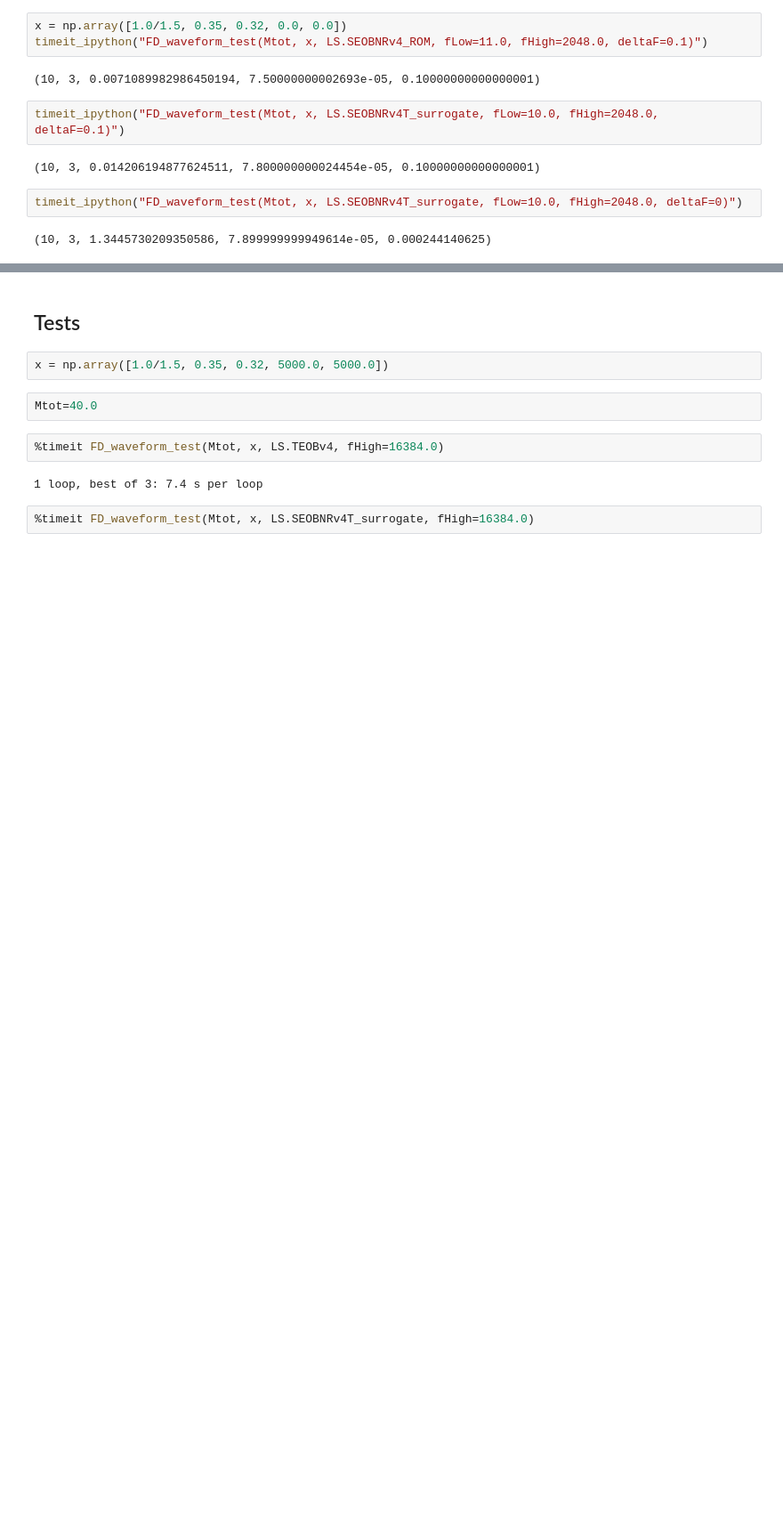
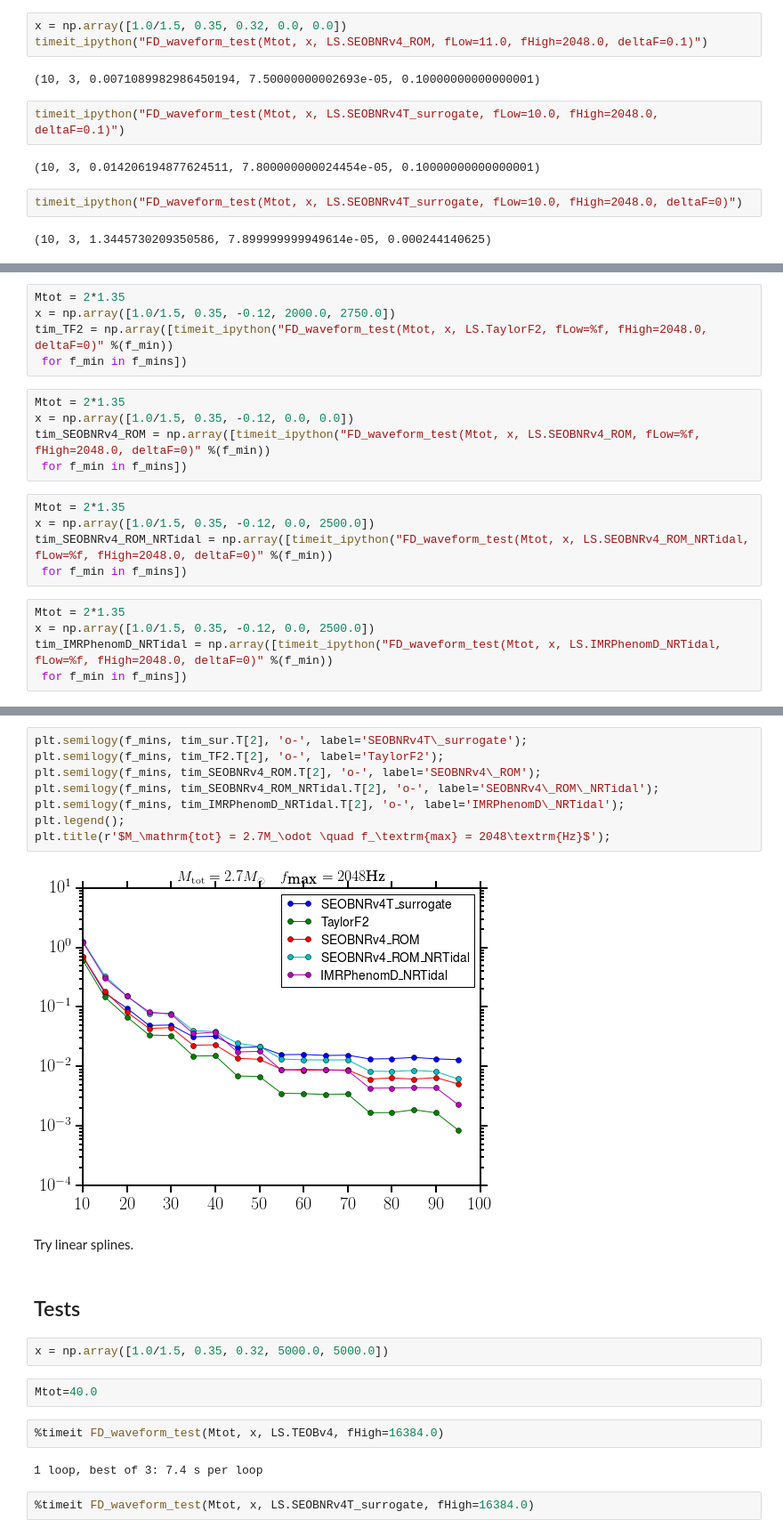
Before and after one commit to benjaminlackey/gpsurrogate, a Jupyter notebook: src/TEOB-LAL-implementation/LalsuiteSurrogate_MP.ipynb, the cells around one changed output, grey strips where cells are left out. Shown at 89% size. Cells and saved outputs as stored; diff of their text form; blank space fills up the shorter version.

```diff
--- a/src/TEOB-LAL-implementation/LalsuiteSurrogate_MP.ipynb
+++ b/src/TEOB-LAL-implementation/LalsuiteSurrogate_MP.ipynb
@@ -2303,0 +2323,20 @@ timeit_ipython("FD_waveform_test(Mtot, x, LS.SEOBNRv4T_surrogate, fLow=10.0, fHi
+# %%
+Mtot = 2*1.35
+x = np.array([1.0/1.5, 0.35, -0.12, 2000.0, 2750.0])
+tim_TF2 = np.array([timeit_ipython("FD_waveform_test(Mtot, x, LS.TaylorF2, fLow=%f, fHigh=2048.0, deltaF=0)" %(f_min))
+ for f_min in f_mins])
+# %%
+Mtot = 2*1.35
+x = np.array([1.0/1.5, 0.35, -0.12, 0.0, 0.0])
+tim_SEOBNRv4_ROM = np.array([timeit_ipython("FD_waveform_test(Mtot, x, LS.SEOBNRv4_ROM, fLow=%f, fHigh=2048.0, deltaF=0)" %(f_min))
+ for f_min in f_mins])
+# %%
+Mtot = 2*1.35
+x = np.array([1.0/1.5, 0.35, -0.12, 0.0, 2500.0])
+tim_SEOBNRv4_ROM_NRTidal = np.array([timeit_ipython("FD_waveform_test(Mtot, x, LS.SEOBNRv4_ROM_NRTidal, fLow=%f, fHigh=2048.0, deltaF=0)" %(f_min))
+ for f_min in f_mins])
+# %%
+Mtot = 2*1.35
+x = np.array([1.0/1.5, 0.35, -0.12, 0.0, 2500.0])
+tim_IMRPhenomD_NRTidal = np.array([timeit_ipython("FD_waveform_test(Mtot, x, LS.IMRPhenomD_NRTidal, fLow=%f, fHigh=2048.0, deltaF=0)" %(f_min))
+ for f_min in f_mins])
@@ -2304,3 +2368,15 @@ timeit_ipython("FD_waveform_test(Mtot, x, LS.SEOBNRv4T_surrogate, fLow=10.0, fHi
+# %%
+plt.semilogy(f_mins, tim_sur.T[2], 'o-', label='SEOBNRv4T\_surrogate');
+plt.semilogy(f_mins, tim_TF2.T[2], 'o-', label='TaylorF2');
+plt.semilogy(f_mins, tim_SEOBNRv4_ROM.T[2], 'o-', label='SEOBNRv4\_ROM');
+plt.semilogy(f_mins, tim_SEOBNRv4_ROM_NRTidal.T[2], 'o-', label='SEOBNRv4\_ROM\_NRTidal');
+plt.semilogy(f_mins, tim_IMRPhenomD_NRTidal.T[2], 'o-', label='IMRPhenomD\_NRTidal');
+plt.legend();
+plt.title(r'$M_\mathrm{tot} = 2.7M_\odot \quad f_\textrm{max} = 2048\textrm{Hz}$');
+# %% [output]
+[figure, added]
+# %% [markdown]
+Try linear splines.
 # %% [markdown]
 ## Tests
 # %%
```
Also changed, not shown: parts of 14 cells of this notebook.
